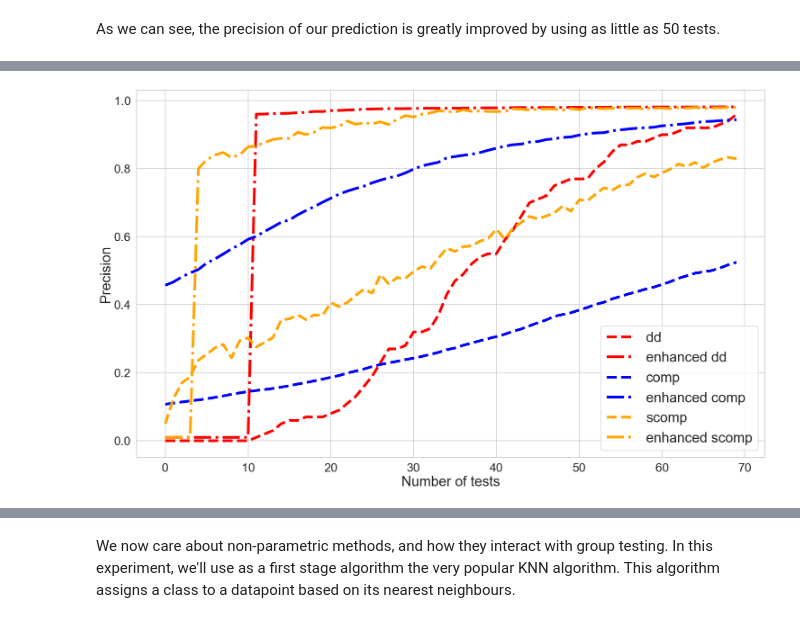
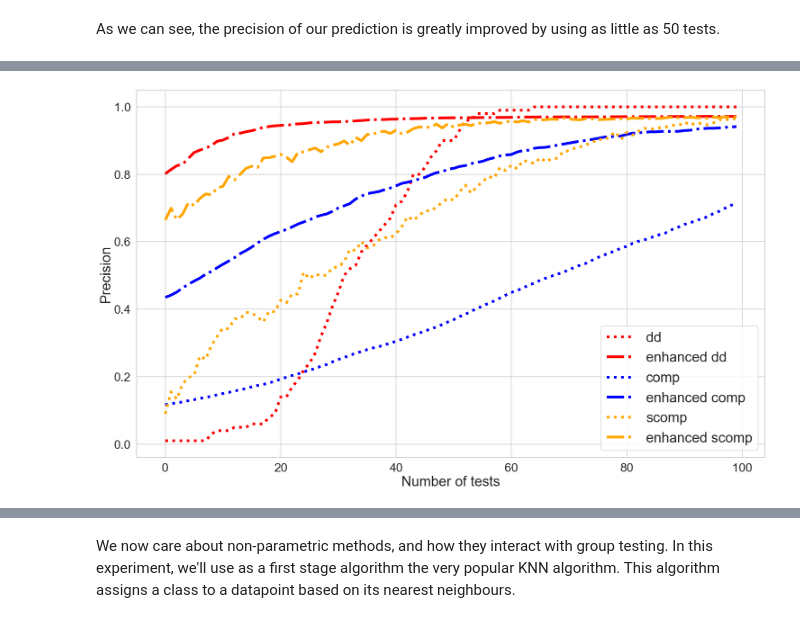
Before and after one commit to LinusBleistein/Group-testing-with-knowledge, a Jupyter notebook: Tests.ipynb, the cells around one changed output, grey strips where cells are left out. Drawn from its saved outputs; the diff is of its cells as text; code cells hidden in the pictures.

```diff
--- a/Tests.ipynb
+++ b/Tests.ipynb
@@ -269,7 +269,7 @@ from sklearn.datasets import make_blobs
 sns.set_context('talk')
 sns.set_style('white')
 
-X, y = make_blobs(n_samples=[500,50], n_features=2,
+X, y = make_blobs(n_samples=[700,80], n_features=2,
                   random_state=0, centers=np.array([[0,0],[1,-1]]))
 
 f,ax=plt.subplots(figsize=(10,10))
@@ -370,6 +370,9 @@ print(df)
 Our strategy is the following: if the probability of belonging to the predicted class is the interval $[1/2 - threshhold;1/2+threshhold]$, we select this individual for group testing.
 # %%
 #Select all cases wich are close to the decision boundary
+
+sns.set_context('talk')
+sns.set_style('whitegrid')
 
 threshhold = 0.3
 
@@ -381,14 +384,17 @@ for point in points:
 
     suspicious_cases = df[np.abs(df.iloc[:,3]-1/2) < point]
 
-    values.append(len(suspicious_cases)/len(y_test))
+    values.append(100*len(suspicious_cases)/len(y_test))
 
 suspicious_cases = df[np.abs(df.iloc[:,3]-1/2) < threshhold]
 
 print('This threshhold selects {} items for group testing, i.e. {} percent of the test set.'.format(len(suspicious_cases),100*len(suspicious_cases)/len(y_test)))
 
-plt.plot(points,values)
-plt.xlabel('Threshhold')
-plt.ylabel('% of dataset selected')
+f,ax=plt.subplots(figsize=(10,10))
+
+ax.plot(points,values,linewidth=6)
+ax.set_xlabel('Threshold')
+ax.set_ylabel('% of dataset selected')
+#plt.savefig('thresholdpercentage.pdf')
 plt.show()
 # %% [output]
@@ -422,7 +430,7 @@ print(true_s_y)
 
 mat_size=70
 
-matrix = create_tests(mat_size,len(true_s_y),0.99)
+matrix = b_tests(mat_size,len(true_s_y),0.99)
 
 dd = rec.DD(true_s_y,matrix)
 
@@ -492,11 +501,3 @@ recall for rectified: 0.2857142857142857
 Accuracy for rectified: 0.9090909090909091
 # %% [markdown]
 As we can see, the precision of our prediction is greatly improved by using as little as 50 tests.
-# %%
-from importlib import reload
-from utils import generate_blobs
-reload(utils)
-
-data = generate_blobs()
-
-print(data)
@@ -637,21 +658,21 @@ enhanced_scomp_scores *= 1/n_tests
 # %%
 sns.set_context('talk')
 sns.set_style('whitegrid')
 
 f,ax = plt.subplots(figsize=(25,15))
 
-ax.plot(dd_scores, label='dd',linestyle='--', c='red', linewidth=6)
-ax.plot(enhanced_dd_scores, label ='enhanced dd',linestyle='-.', c='red',linewidth=6)
-ax.plot(comp_scores, label='comp',linestyle='--',c='blue', linewidth=6)
-ax.plot(enhanced_comp_scores, label ='enhanced comp',linestyle='-.',c='blue', linewidth=6)
-ax.plot(scomp_scores, label='scomp',linestyle='--',c='orange', linewidth=6)
-ax.plot(enhanced_scomp_scores, label ='enhanced scomp',linestyle='-.',c='orange', linewidth=6)
+ax.plot(dd_precision, label='dd',linestyle='dotted', c='red', linewidth=6)
+ax.plot(enhanced_dd_precision, label ='enhanced dd',linestyle='-.', c='red',linewidth=6)
+ax.plot(comp_precision, label='comp',linestyle='dotted',c='blue', linewidth=6)
+ax.plot(enhanced_comp_precision, label ='enhanced comp',linestyle='-.',c='blue', linewidth=6)
+ax.plot(scomp_precision, label='scomp',linestyle='dotted',c='orange', linewidth=6)
+ax.plot(enhanced_scomp_precision, label ='enhanced scomp',linestyle='-.',c='orange', linewidth=6)
 ax.legend(fontsize='xx-large')
 ax.set_xlabel('Number of tests', fontsize='xx-large')
 ax.set_ylabel('Precision', fontsize='xx-large')
 ax.tick_params(axis='both', labelsize=27)
-
+#plt.savefig('toy1threshold35.pdf')
 
 plt.show()
 # %% [output]
-[figure, old version]
+[figure, new version]
```
Also changed, not shown: parts of 18 cells of this notebook, 1 other file.
